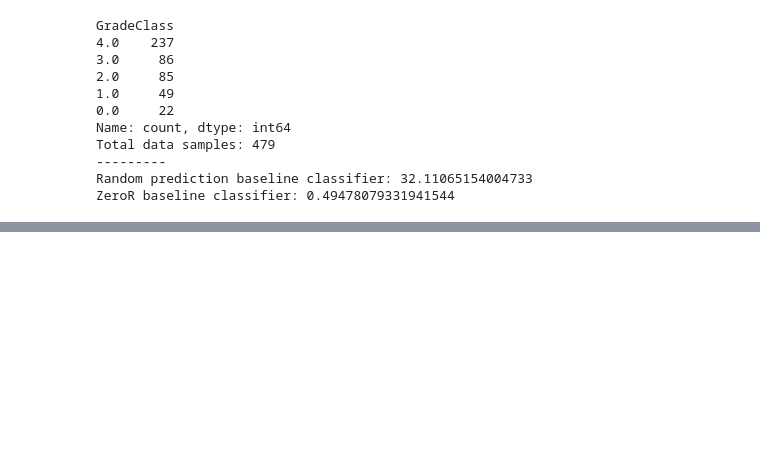
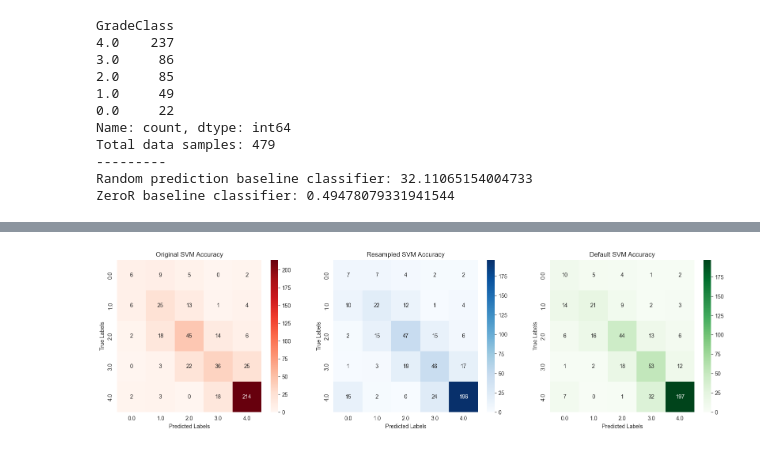
Before and after one commit to hoangcanthi/INM-701-coursework-group-Viet-Hoang-Pham---Jakub-Wochniak, a Jupyter notebook: Main.ipynb, the cells around one changed output, grey strips where cells are left out. Drawn from its saved outputs; the diff is of its cells as text; code cells hidden in the pictures; blank space fills up the shorter version.

```diff
--- a/Main.ipynb
+++ b/Main.ipynb
@@ -487,0 +573,7 @@ Text(0.5, 1.0, 'Resampled Distribution of GradeClass')
+# %%
+svm_resampled = SVC(C=10,kernel='rbf',gamma='auto',class_weight=None, random_state=42)
+svm_resampled.fit(X_resampled, y_resampled)
+y_pred_resampled = svm_resampled.predict(X_test)
+print("\nPerformance on Resampled Data:")
+print("Accuracy:", accuracy_score(y_test, y_pred_resampled))
+print("Classification Report:\n", classification_report(y_test, y_pred_resampled))
@@ -487,0 +595,7 @@ Text(0.5, 1.0, 'Resampled Distribution of GradeClass')
+# %%
+default_svm = SVC(random_state=42)
+default_svm.fit(X_resampled, y_resampled)
+y_pred_resampled_default = default_svm.predict(X_test)
+print("\nPerformance on Resampled Data:")
+print("Accuracy:", accuracy_score(y_test, y_pred_resampled))
+print("Classification Report:\n", classification_report(y_test, y_pred_resampled_default))
@@ -487,0 +617,33 @@ Text(0.5, 1.0, 'Resampled Distribution of GradeClass')
+# %%
+cmOriginal = confusion_matrix(y_test, y_pred_original)
+cmResampled = confusion_matrix(y_test, y_pred_resampled)
+cmDefault = confusion_matrix(y_test, y_pred_resampled_default)
+
+# plt.figure(figsize=(10, 8))
+# sns.heatmap(cm,annot=True,fmt="d",cmap="viridis", cbar=True,xticklabels=svm_original.classes_,yticklabels=svm_original.classes_,  )
+# plt.title("Confusion Matrix")
+# plt.xlabel("Predicted Labels")
+# plt.ylabel("True Labels")
+# plt.show()
+
+figure, axes = plt.subplots(1, 3, figsize=(20, 5))
+
+sns.heatmap(cmOriginal,annot=True,fmt="d",cmap="Reds", cbar=True,xticklabels=svm_original.classes_,yticklabels=svm_original.classes_, ax=axes[0] )
+axes[0].set_title('Original SVM Accuracy')
+
+sns.heatmap(cmResampled,annot=True,fmt="d",cmap="Blues", cbar=True,xticklabels=svm_resampled.classes_,yticklabels=svm_resampled.classes_, ax=axes[1] )
+axes[1].set_title('Resampled SVM Accuracy')
+
+sns.heatmap(cmDefault,annot=True,fmt="d",cmap="Greens", cbar=True,xticklabels=default_svm.classes_,yticklabels=default_svm.classes_, ax=axes[2] )
+axes[2].set_title('Default SVM Accuracy')
+
+axes[0].set_xlabel("Predicted Labels")
+axes[0].set_ylabel("True Labels")
+axes[1].set_xlabel("Predicted Labels")
+axes[1].set_ylabel("True Labels")
+axes[2].set_xlabel("Predicted Labels")
+axes[2].set_ylabel("True Labels")
+
+plt.show()
+# %% [output]
+[figure, added]
```
Also changed, not shown: parts of 17 cells of this notebook.
